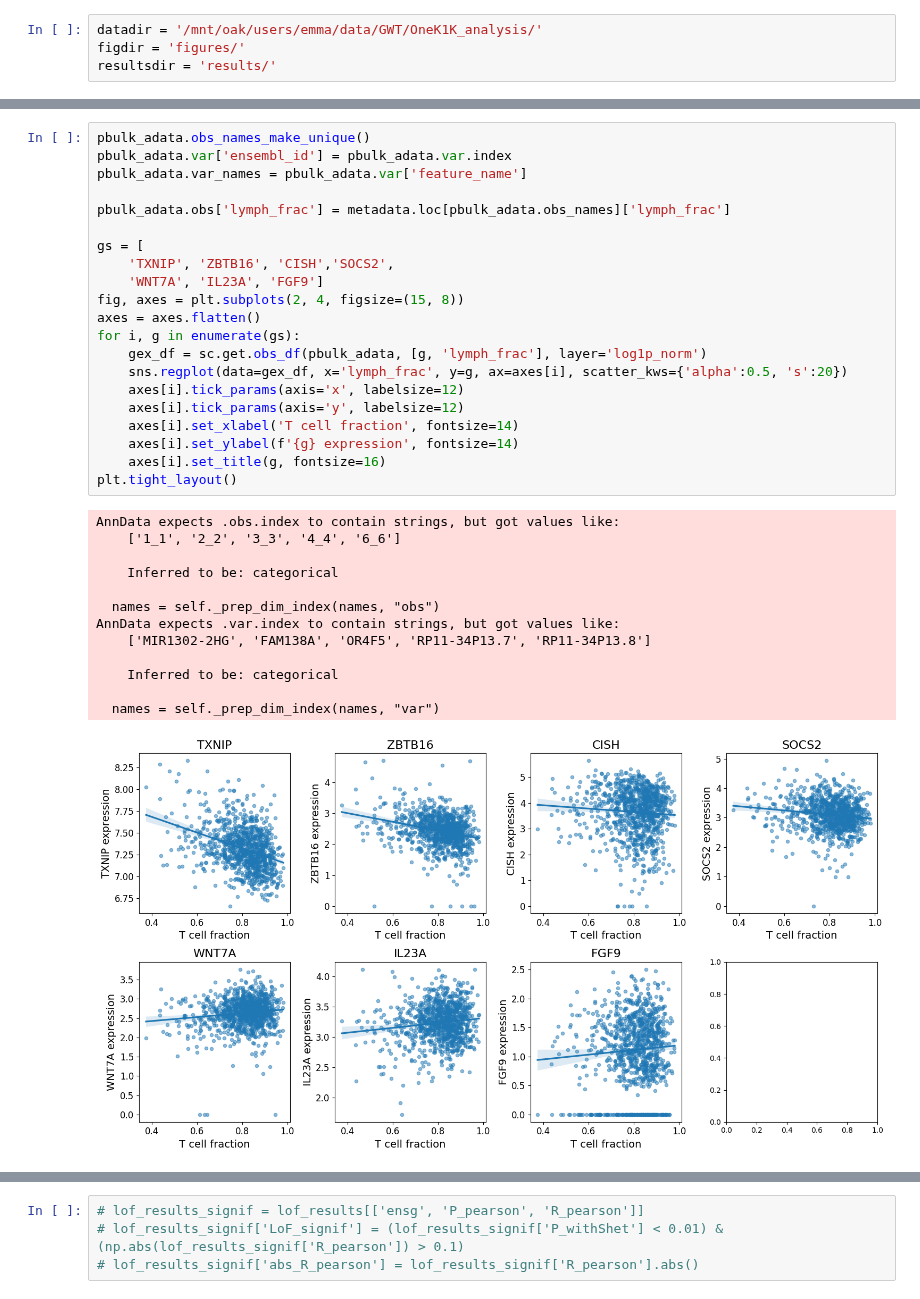
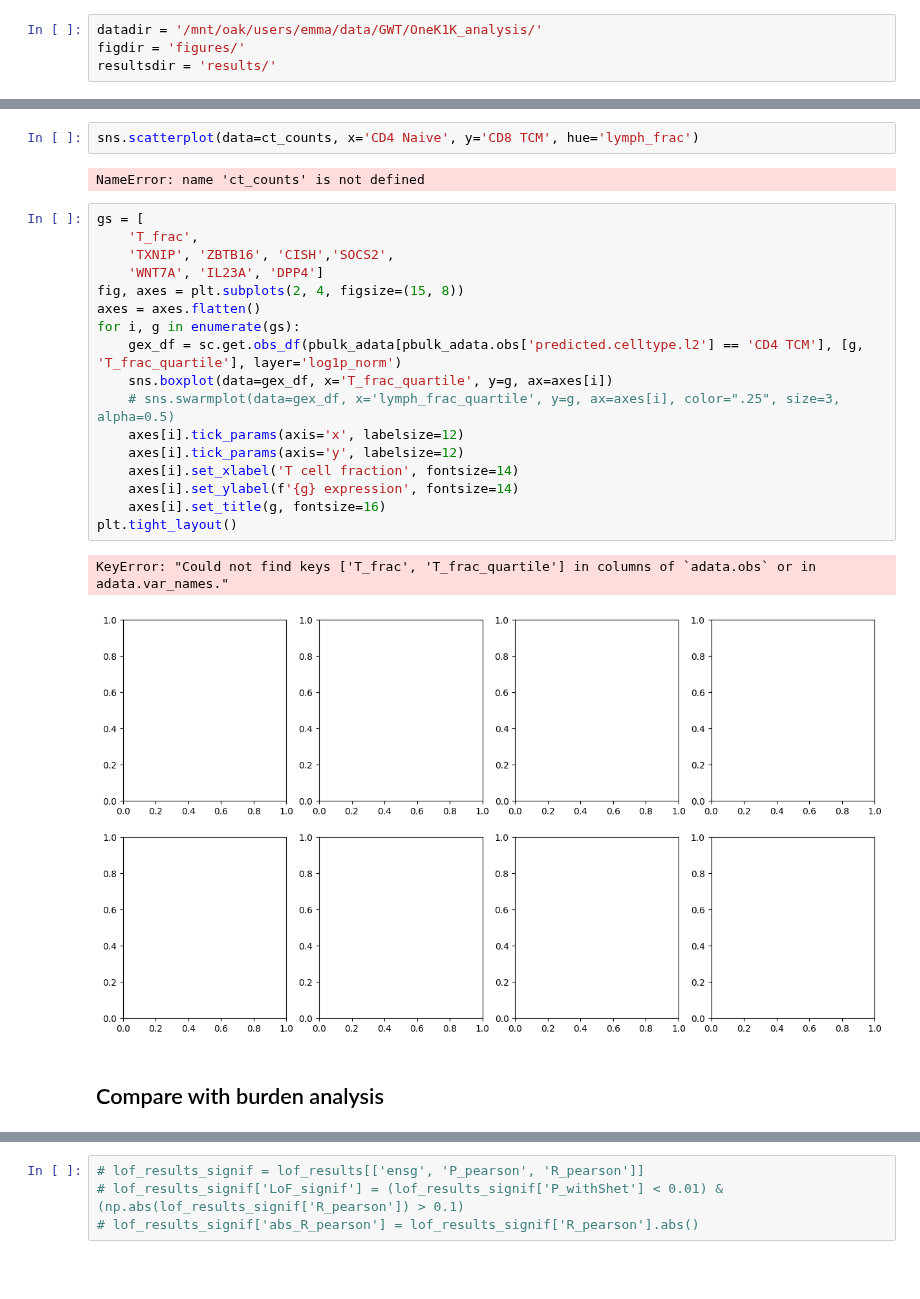
Before and after one commit to emdann/GWT_perturbseq_analysis_2025, a Jupyter notebook: src/7_1k1k_analysis/lymph_counts_DE_analysis.ipynb, the cells around one changed output, grey strips where cells are left out. Drawn from its saved outputs; the diff is of its cells as text; blank space fills up the shorter version.

Commit message:
supplementaries for aging analysis

```diff
--- a/src/7_1k1k_analysis/lymph_counts_DE_analysis.ipynb
+++ b/src/7_1k1k_analysis/lymph_counts_DE_analysis.ipynb
@@ -297,38 +427,29 @@ NaNs encountered, dropping rows with NaNs
+# %%
+sns.scatterplot(data=ct_counts, x='CD4 Naive', y='CD8 TCM', hue='lymph_frac')
+# %% [output]
+NameError: name 'ct_counts' is not defined
 # %%
-pbulk_adata.obs_names_make_unique()
-pbulk_adata.var['ensembl_id'] = pbulk_adata.var.index
-pbulk_adata.var_names = pbulk_adata.var['feature_name']
-
-pbulk_adata.obs['lymph_frac'] = metadata.loc[pbulk_adata.obs_names]['lymph_frac']
-
 gs = [
+    'T_frac',
     'TXNIP', 'ZBTB16', 'CISH','SOCS2',
-    'WNT7A', 'IL23A', 'FGF9']
+    'WNT7A', 'IL23A', 'DPP4']
 fig, axes = plt.subplots(2, 4, figsize=(15, 8))
 axes = axes.flatten()
 for i, g in enumerate(gs):
-    gex_df = sc.get.obs_df(pbulk_adata, [g, 'lymph_frac'], layer='log1p_norm')
-    sns.regplot(data=gex_df, x='lymph_frac', y=g, ax=axes[i], scatter_kws={'alpha':0.5, 's':20})
+    gex_df = sc.get.obs_df(pbulk_adata[pbulk_adata.obs['predicted.celltype.l2'] == 'CD4 TCM'], [g, 'T_frac_quartile'], layer='log1p_norm')
+    sns.boxplot(data=gex_df, x='T_frac_quartile', y=g, ax=axes[i])
+    # sns.swarmplot(data=gex_df, x='lymph_frac_quartile', y=g, ax=axes[i], color=".25", size=3, alpha=0.5)
     axes[i].tick_params(axis='x', labelsize=12)
     axes[i].tick_params(axis='y', labelsize=12)
     axes[i].set_xlabel('T cell fraction', fontsize=14)
     axes[i].set_ylabel(f'{g} expression', fontsize=14)
     axes[i].set_title(g, fontsize=16)
 plt.tight_layout()
 # %% [output]
-AnnData expects .obs.index to contain strings, but got values like:
-    ['1_1', '2_2', '3_3', '4_4', '6_6']
-
-    Inferred to be: categorical
-
-  names = self._prep_dim_index(names, "obs")
-AnnData expects .var.index to contain strings, but got values like:
-    ['MIR1302-2HG', 'FAM138A', 'OR4F5', 'RP11-34P13.7', 'RP11-34P13.8']
-
-    Inferred to be: categorical
-
-  names = self._prep_dim_index(names, "var")
+KeyError: "Could not find keys ['T_frac', 'T_frac_quartile'] in columns of `adata.obs` or in adata.var_names."
-[figure, old version]
+[figure, new version]
+# %% [markdown]
+## Compare with burden analysis
 # %%
 lof_burden_test = pd.read_table('/mnt/oak/users/mineto/workstation/250717_TcellPerturb/input/burden/Backman_LymphocyteCount_fullFeatures.per_gene_estimates.tsv')
 print(lof_burden_test.head())
```
Also changed, not shown: parts of 50 cells of this notebook, 41 other files.
